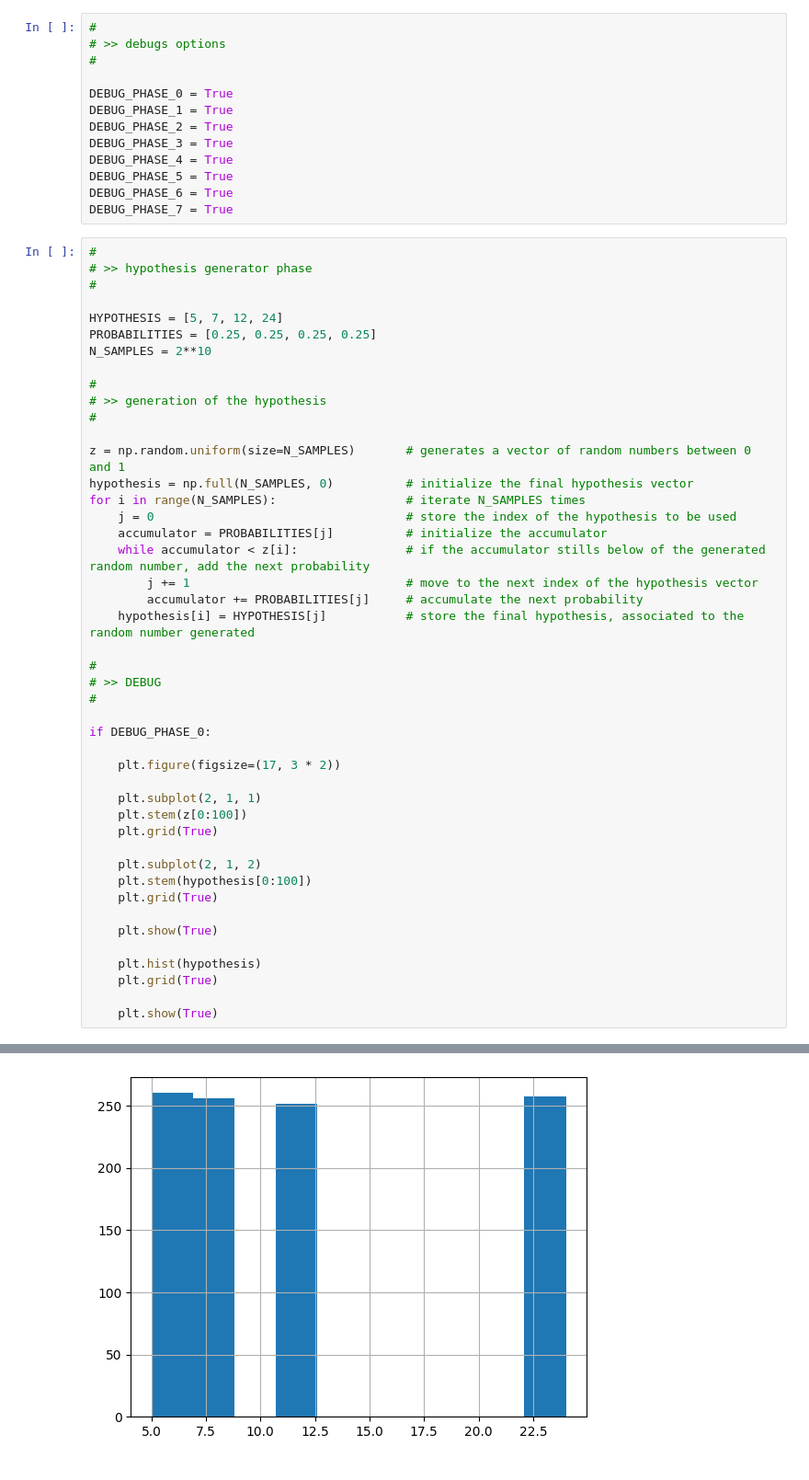
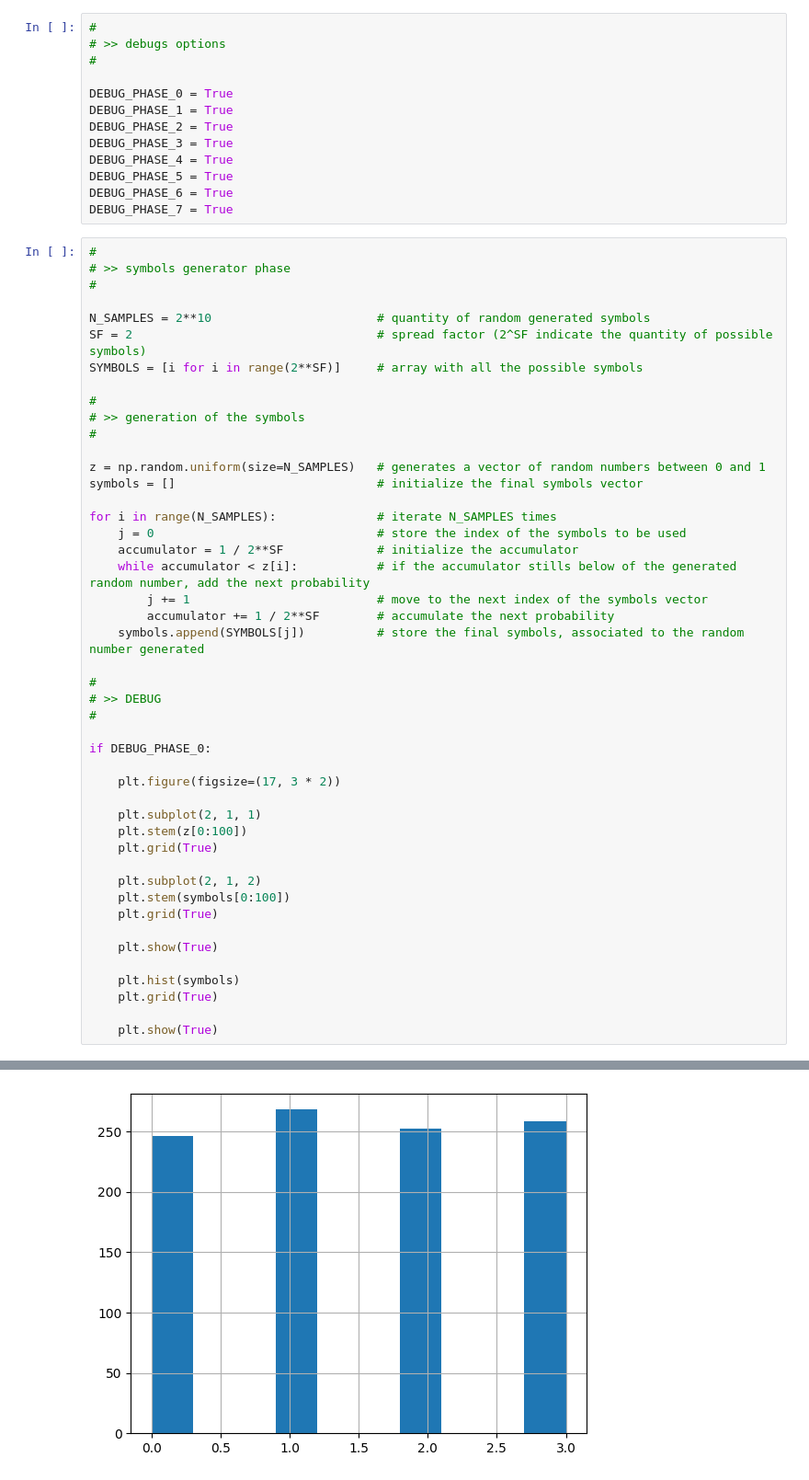
Before and after one commit to juanm-caceres24/SDR-Communication, a Jupyter notebook: LoRa Communication Simulation/LoRaCommunication-Simulation.ipynb, the cells around one changed output, grey strips where cells are left out. Shown at 92% size. Drawn from its saved outputs; the diff is of its cells as text.

```diff
--- a/LoRa Communication Simulation/LoRaCommunication-Simulation.ipynb
+++ b/LoRa Communication Simulation/LoRaCommunication-Simulation.ipynb
@@ -20,26 +20,27 @@ DEBUG_PHASE_6 = True
 DEBUG_PHASE_7 = True
 # %%
 #
-# >> hypothesis generator phase
+# >> symbols generator phase
 #
 
-HYPOTHESIS = [5, 7, 12, 24]
-PROBABILITIES = [0.25, 0.25, 0.25, 0.25]
-N_SAMPLES = 2**10
+N_SAMPLES = 2**10                       # quantity of random generated symbols
+SF = 2                                  # spread factor (2^SF indicate the quantity of possible symbols)
+SYMBOLS = [i for i in range(2**SF)]     # array with all the possible symbols
 
 #
-# >> generation of the hypothesis
+# >> generation of the symbols
 #
 
-z = np.random.uniform(size=N_SAMPLES)       # generates a vector of random numbers between 0 and 1
-hypothesis = np.full(N_SAMPLES, 0)          # initialize the final hypothesis vector
-for i in range(N_SAMPLES):                  # iterate N_SAMPLES times
-    j = 0                                   # store the index of the hypothesis to be used
-    accumulator = PROBABILITIES[j]          # initialize the accumulator
-    while accumulator < z[i]:               # if the accumulator stills below of the generated random number, add the next probability
-        j += 1                              # move to the next index of the hypothesis vector
-        accumulator += PROBABILITIES[j]     # accumulate the next probability
-    hypothesis[i] = HYPOTHESIS[j]           # store the final hypothesis, associated to the random number generated
+z = np.random.uniform(size=N_SAMPLES)   # generates a vector of random numbers between 0 and 1
+symbols = []                            # initialize the final symbols vector
+
+for i in range(N_SAMPLES):              # iterate N_SAMPLES times
+    j = 0                               # store the index of the symbols to be used
+    accumulator = 1 / 2**SF             # initialize the accumulator
+    while accumulator < z[i]:           # if the accumulator stills below of the generated random number, add the next probability
+        j += 1                          # move to the next index of the symbols vector
+        accumulator += 1 / 2**SF        # accumulate the next probability
+    symbols.append(SYMBOLS[j])          # store the final symbols, associated to the random number generated
 
 #
 # >> DEBUG
@@ -54,12 +55,12 @@ if DEBUG_PHASE_0:
     plt.grid(True)
 
     plt.subplot(2, 1, 2)
-    plt.stem(hypothesis[0:100])
+    plt.stem(symbols[0:100])
     plt.grid(True)
 
     plt.show(True)
 
-    plt.hist(hypothesis)
+    plt.hist(symbols)
     plt.grid(True)
 
     plt.show(True)
@@ -68,4 +69,4 @@ if DEBUG_PHASE_0:
-[figure, old version]
+[figure, new version]
 # %%
 #
 # >> base function generation phase
```
Also changed, not shown: parts of 8 cells of this notebook.
